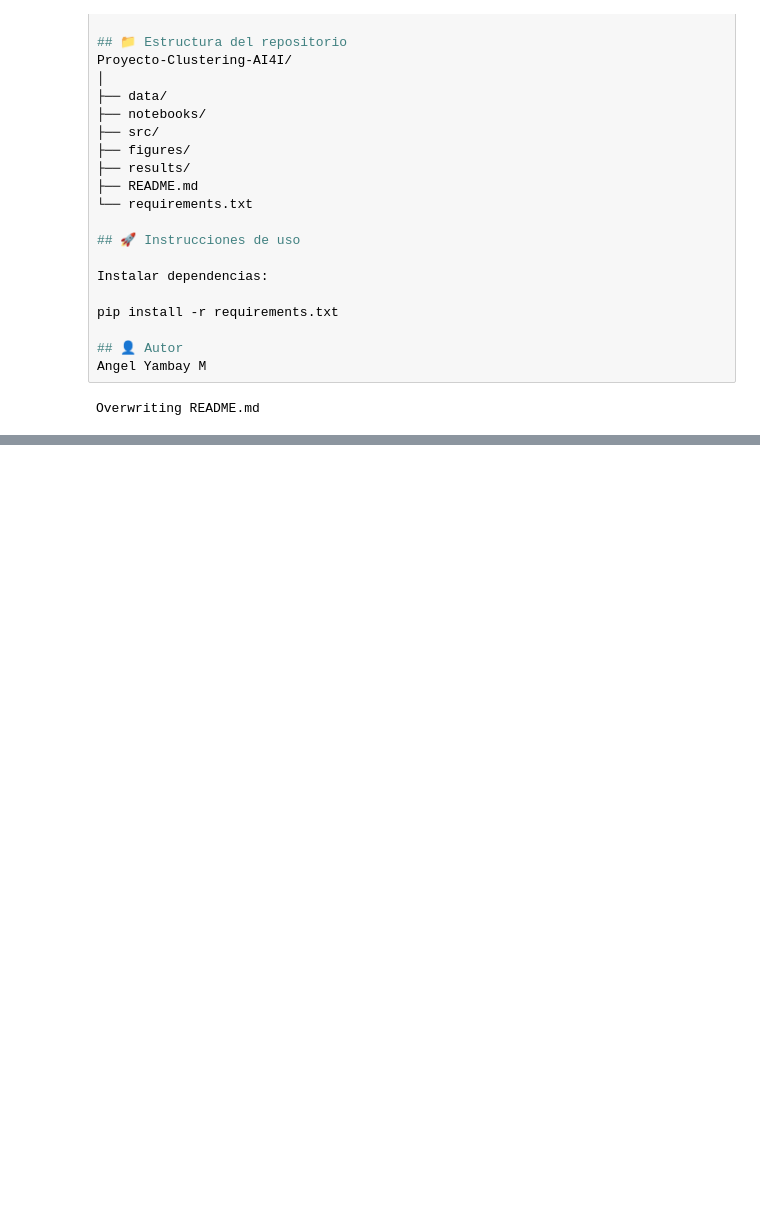
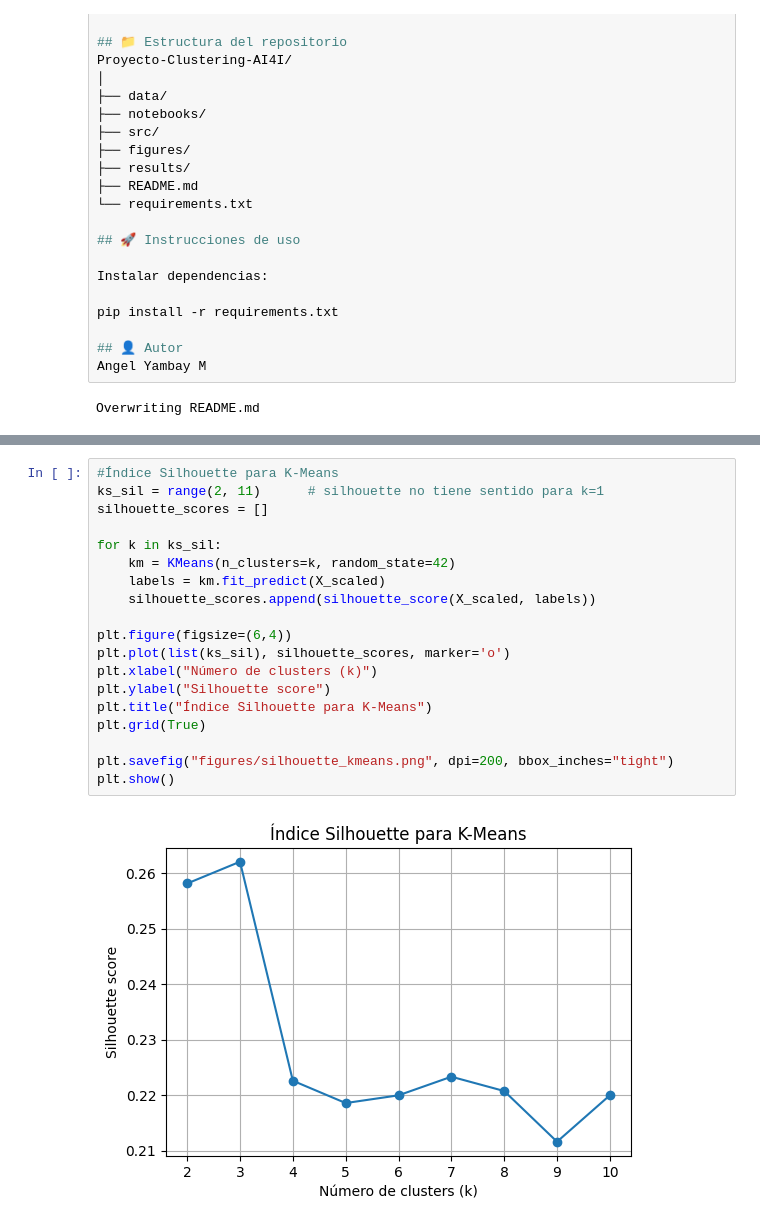
Before and after one commit to angelyambaycher/Taller_Semana_3, a Jupyter notebook: notebooks/Taller_Colaborativo_Semana3.ipynb, the cells around one changed output, grey strips where cells are left out. Saved outputs shown, nothing was run; the diff lists cells and outputs as text; blank space fills up the shorter version.

```diff
--- a/notebooks/Taller_Colaborativo_Semana3.ipynb
+++ b/notebooks/Taller_Colaborativo_Semana3.ipynb
@@ -222,0 +381,21 @@ Overwriting README.md
+# %%
+#Índice Silhouette para K-Means
+ks_sil = range(2, 11)      # silhouette no tiene sentido para k=1
+silhouette_scores = []
+
+for k in ks_sil:
+    km = KMeans(n_clusters=k, random_state=42)
+    labels = km.fit_predict(X_scaled)
+    silhouette_scores.append(silhouette_score(X_scaled, labels))
+
+plt.figure(figsize=(6,4))
+plt.plot(list(ks_sil), silhouette_scores, marker='o')
+plt.xlabel("Número de clusters (k)")
+plt.ylabel("Silhouette score")
+plt.title("Índice Silhouette para K-Means")
+plt.grid(True)
+
+plt.savefig("figures/silhouette_kmeans.png", dpi=200, bbox_inches="tight")
+plt.show()
+# %% [output]
+[figure, added]
```
Also changed, not shown: parts of 17 cells of this notebook, 6 other files.
